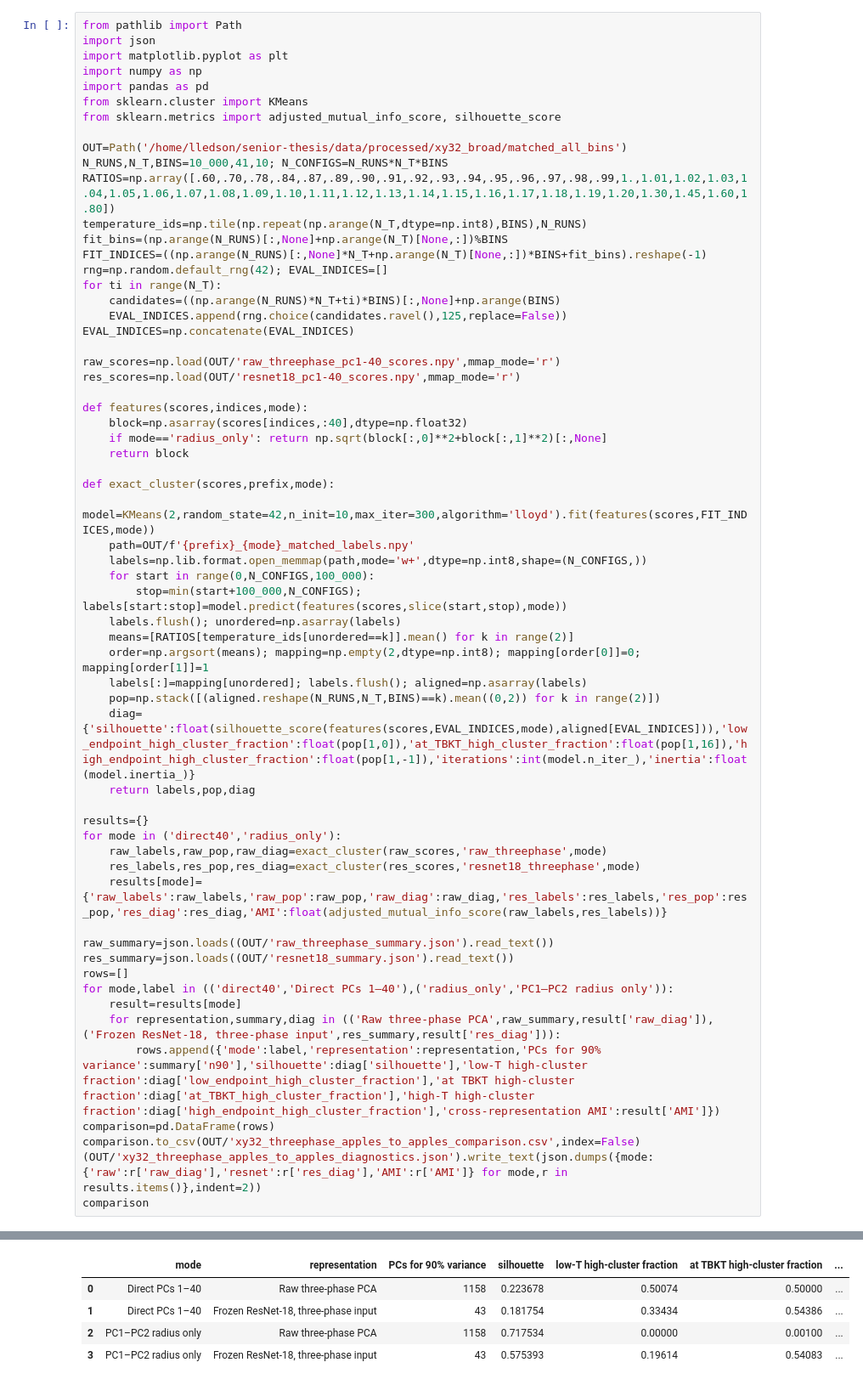
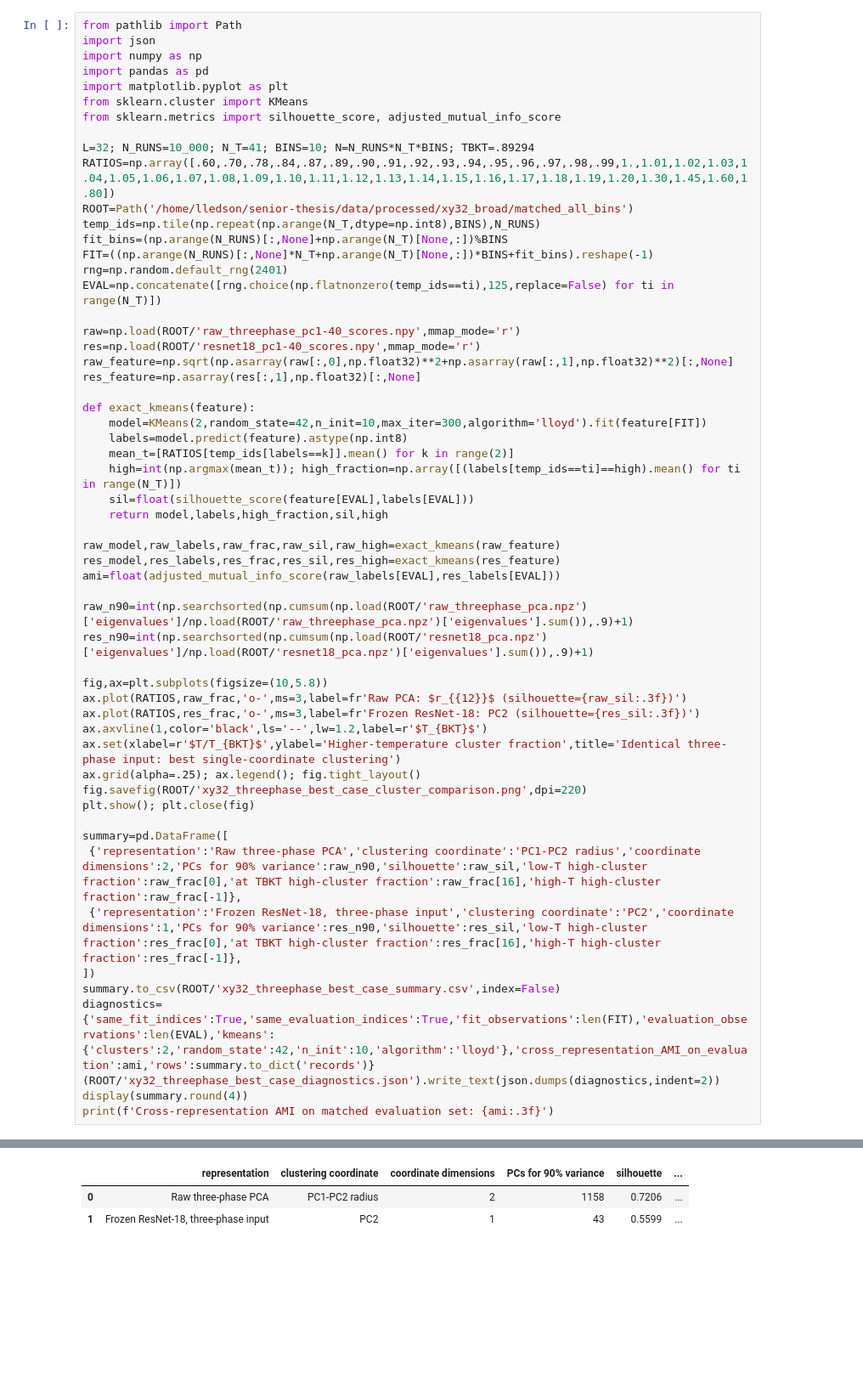
Before and after one commit to lledson425/Summer25, a Jupyter notebook: notebooks/xy/xy32_threephase_apples_to_apples_comparison.ipynb, the cells around one changed output, grey strips where cells are left out. Shown at 85% size. Drawn from its saved outputs; the diff is of its cells as text; blank space fills up the shorter version.

Commit message:
Consolidate three-phase XY comparison and interpret ResNet PCs

```diff
--- a/notebooks/xy/xy32_threephase_apples_to_apples_comparison.ipynb
+++ b/notebooks/xy/xy32_threephase_apples_to_apples_comparison.ipynb
@@ -5,61 +14,57 @@ Raw PCA and frozen ResNet receive identical three-phase spin channels. Both comp
 # %%
 from pathlib import Path
 import json
-import matplotlib.pyplot as plt
 import numpy as np
 import pandas as pd
+import matplotlib.pyplot as plt
 from sklearn.cluster import KMeans
-from sklearn.metrics import adjusted_mutual_info_score, silhouette_score
+from sklearn.metrics import silhouette_score, adjusted_mutual_info_score
 
-OUT=Path('/home/lledson/senior-thesis/data/processed/xy32_broad/matched_all_bins')
-N_RUNS,N_T,BINS=10_000,41,10; N_CONFIGS=N_RUNS*N_T*BINS
+L=32; N_RUNS=10_000; N_T=41; BINS=10; N=N_RUNS*N_T*BINS; TBKT=.89294
 RATIOS=np.array([.60,.70,.78,.84,.87,.89,.90,.91,.92,.93,.94,.95,.96,.97,.98,.99,1.,1.01,1.02,1.03,1.04,1.05,1.06,1.07,1.08,1.09,1.10,1.11,1.12,1.13,1.14,1.15,1.16,1.17,1.18,1.19,1.20,1.30,1.45,1.60,1.80])
-temperature_ids=np.tile(np.repeat(np.arange(N_T,dtype=np.int8),BINS),N_RUNS)
+ROOT=Path('/home/lledson/senior-thesis/data/processed/xy32_broad/matched_all_bins')
+temp_ids=np.tile(np.repeat(np.arange(N_T,dtype=np.int8),BINS),N_RUNS)
 fit_bins=(np.arange(N_RUNS)[:,None]+np.arange(N_T)[None,:])%BINS
-FIT_INDICES=((np.arange(N_RUNS)[:,None]*N_T+np.arange(N_T)[None,:])*BINS+fit_bins).reshape(-1)
-rng=np.random.default_rng(42); EVAL_INDICES=[]
-for ti in range(N_T):
-    candidates=((np.arange(N_RUNS)*N_T+ti)*BINS)[:,None]+np.arange(BINS)
-    EVAL_INDICES.append(rng.choice(candidates.ravel(),125,replace=False))
-EVAL_INDICES=np.concatenate(EVAL_INDICES)
+FIT=((np.arange(N_RUNS)[:,None]*N_T+np.arange(N_T)[None,:])*BINS+fit_bins).reshape(-1)
+rng=np.random.default_rng(2401)
+EVAL=np.concatenate([rng.choice(np.flatnonzero(temp_ids==ti),125,replace=False) for ti in range(N_T)])
 
-raw_scores=np.load(OUT/'raw_threephase_pc1-40_scores.npy',mmap_mode='r')
-res_scores=np.load(OUT/'resnet18_pc1-40_scores.npy',mmap_mode='r')
+raw=np.load(ROOT/'raw_threephase_pc1-40_scores.npy',mmap_mode='r')
+res=np.load(ROOT/'resnet18_pc1-40_scores.npy',mmap_mode='r')
+raw_feature=np.sqrt(np.asarray(raw[:,0],np.float32)**2+np.asarray(raw[:,1],np.float32)**2)[:,None]
+res_feature=np.asarray(res[:,1],np.float32)[:,None]
 
-def features(scores,indices,mode):
-    block=np.asarray(scores[indices,:40],dtype=np.float32)
-    if mode=='radius_only': return np.sqrt(block[:,0]**2+block[:,1]**2)[:,None]
-    return block
+def exact_kmeans(feature):
+    model=KMeans(2,random_state=42,n_init=10,max_iter=300,algorithm='lloyd').fit(feature[FIT])
+    labels=model.predict(feature).astype(np.int8)
+    mean_t=[RATIOS[temp_ids[labels==k]].mean() for k in range(2)]
+    high=int(np.argmax(mean_t)); high_fraction=np.array([(labels[temp_ids==ti]==high).mean() for ti in range(N_T)])
+    sil=float(silhouette_score(feature[EVAL],labels[EVAL]))
+    return model,labels,high_fraction,sil,high
 
-def exact_cluster(scores,prefix,mode):
-    model=KMeans(2,random_state=42,n_init=10,max_iter=300,algorithm='lloyd').fit(features(scores,FIT_INDICES,mode))
-    path=OUT/f'{prefix}_{mode}_matched_labels.npy'
-    labels=np.lib.format.open_memmap(path,mode='w+',dtype=np.int8,shape=(N_CONFIGS,))
-    for start in range(0,N_CONFIGS,100_000):
-        stop=min(start+100_000,N_CONFIGS); labels[start:stop]=model.predict(features(scores,slice(start,stop),mode))
-    labels.flush(); unordered=np.asarray(labels)
-    means=[RATIOS[temperature_ids[unordered==k]].mean() for k in range(2)]
-    order=np.argsort(means); mapping=np.empty(2,dtype=np.int8); mapping[order[0]]=0; mapping[order[1]]=1
-    labels[:]=mapping[unordered]; labels.flush(); aligned=np.asarray(labels)
-    pop=np.stack([(aligned.reshape(N_RUNS,N_T,BINS)==k).mean((0,2)) for k in range(2)])
-    diag={'silhouette':float(silhouette_score(features(scores,EVAL_INDICES,mode),aligned[EVAL_INDICES])),'low_endpoint_high_cluster_fraction':float(pop[1,0]),'at_TBKT_high_cluster_fraction':float(pop[1,16]),'high_endpoint_high_cluster_fraction':float(pop[1,-1]),'iterations':int(model.n_iter_),'inertia':float(model.inertia_)}
-    return labels,pop,diag
+raw_model,raw_labels,raw_frac,raw_sil,raw_high=exact_kmeans(raw_feature)
+res_model,res_labels,res_frac,res_sil,res_high=exact_kmeans(res_feature)
+ami=float(adjusted_mutual_info_score(raw_labels[EVAL],res_labels[EVAL]))
 
-results={}
-for mode in ('direct40','radius_only'):
-    raw_labels,raw_pop,raw_diag=exact_cluster(raw_scores,'raw_threephase',mode)
-    res_labels,res_pop,res_diag=exact_cluster(res_scores,'resnet18_threephase',mode)
-    results[mode]={'raw_labels':raw_labels,'raw_pop':raw_pop,'raw_diag':raw_diag,'res_labels':res_labels,'res_pop':res_pop,'res_diag':res_diag,'AMI':float(adjusted_mutual_info_score(raw_labels,res_labels))}
+raw_n90=int(np.searchsorted(np.cumsum(np.load(ROOT/'raw_threephase_pca.npz')['eigenvalues']/np.load(ROOT/'raw_threephase_pca.npz')['eigenvalues'].sum()),.9)+1)
+res_n90=int(np.searchsorted(np.cumsum(np.load(ROOT/'resnet18_pca.npz')['eigenvalues']/np.load(ROOT/'resnet18_pca.npz')['eigenvalues'].sum()),.9)+1)
 
-raw_summary=json.loads((OUT/'raw_threephase_summary.json').read_text())
-res_summary=json.loads((OUT/'resnet18_summary.json').read_text())
-rows=[]
-for mode,label in (('direct40','Direct PCs 1–40'),('radius_only','PC1–PC2 radius only')):
-    result=results[mode]
-    for representation,summary,diag in (('Raw three-phase PCA',raw_summary,result['raw_diag']),('Frozen ResNet-18, three-phase input',res_summary,result['res_diag'])):
-        rows.append({'mode':label,'representation':representation,'PCs for 90% variance':summary['n90'],'silhouette':diag['silhouette'],'low-T high-cluster fraction':diag['low_endpoint_high_cluster_fraction'],'at TBKT high-cluster fraction':diag['at_TBKT_high_cluster_fraction'],'high-T high-cluster fraction':diag['high_endpoint_high_cluster_fraction'],'cross-representation AMI':result['AMI']})
-comparison=pd.DataFrame(rows)
-comparison.to_csv(OUT/'xy32_threephase_apples_to_apples_comparison.csv',index=False)
-(OUT/'xy32_threephase_apples_to_apples_diagnostics.json').write_text(json.dumps({mode:{'raw':r['raw_diag'],'resnet':r['res_diag'],'AMI':r['AMI']} for mode,r in results.items()},indent=2))
-comparison
+fig,ax=plt.subplots(figsize=(10,5.8))
+ax.plot(RATIOS,raw_frac,'o-',ms=3,label=fr'Raw PCA: $r_{{12}}$ (silhouette={raw_sil:.3f})')
+ax.plot(RATIOS,res_frac,'o-',ms=3,label=fr'Frozen ResNet-18: PC2 (silhouette={res_sil:.3f})')
+ax.axvline(1,color='black',ls='--',lw=1.2,label=r'$T_{BKT}$')
+ax.set(xlabel=r'$T/T_{BKT}$',ylabel='Higher-temperature cluster fraction',title='Identical three-phase input: best single-coordinate clustering')
+ax.grid(alpha=.25); ax.legend(); fig.tight_layout()
+fig.savefig(ROOT/'xy32_threephase_best_case_cluster_comparison.png',dpi=220)
+plt.show(); plt.close(fig)
+
+summary=pd.DataFrame([
+ {'representation':'Raw three-phase PCA','clustering coordinate':'PC1-PC2 radius','coordinate dimensions':2,'PCs for 90% variance':raw_n90,'silhouette':raw_sil,'low-T high-cluster fraction':raw_frac[0],'at TBKT high-cluster fraction':raw_frac[16],'high-T high-cluster fraction':raw_frac[-1]},
+ {'representation':'Frozen ResNet-18, three-phase input','clustering coordinate':'PC2','coordinate dimensions':1,'PCs for 90% variance':res_n90,'silhouette':res_sil,'low-T high-cluster fraction':res_frac[0],'at TBKT high-cluster fraction':res_frac[16],'high-T high-cluster fraction':res_frac[-1]},
+])
+summary.to_csv(ROOT/'xy32_threephase_best_case_summary.csv',index=False)
+diagnostics={'same_fit_indices':True,'same_evaluation_indices':True,'fit_observations':len(FIT),'evaluation_observations':len(EVAL),'kmeans':{'clusters':2,'random_state':42,'n_init':10,'algorithm':'lloyd'},'cross_representation_AMI_on_evaluation':ami,'rows':summary.to_dict('records')}
+(ROOT/'xy32_threephase_best_case_diagnostics.json').write_text(json.dumps(diagnostics,indent=2))
+display(summary.round(4))
+print(f'Cross-representation AMI on matched evaluation set: {ami:.3f}')
 # %% [output]
@@ -66,5 +72,3 @@ comparison
-|  | mode | representation | PCs for 90% variance | silhouette | low-T high-cluster fraction | at TBKT high-cluster fraction | ... |
-| 0 | Direct PCs 1–40 | Raw three-phase PCA | 1158 | 0.223678 | 0.50074 | 0.50000 | ... |
-| 1 | Direct PCs 1–40 | Frozen ResNet-18, three-phase input | 43 | 0.181754 | 0.33434 | 0.54386 | ... |
-| 2 | PC1–PC2 radius only | Raw three-phase PCA | 1158 | 0.717534 | 0.00000 | 0.00100 | ... |
-| 3 | PC1–PC2 radius only | Frozen ResNet-18, three-phase input | 43 | 0.575393 | 0.19614 | 0.54083 | ... |
+|  | representation | clustering coordinate | coordinate dimensions | PCs for 90% variance | silhouette | ... |
+| 0 | Raw three-phase PCA | PC1-PC2 radius | 2 | 1158 | 0.7206 | ... |
+| 1 | Frozen ResNet-18, three-phase input | PC2 | 1 | 43 | 0.5599 | ... |
```
Also changed, not shown: parts of 14 cells of this notebook, 2 other files.
